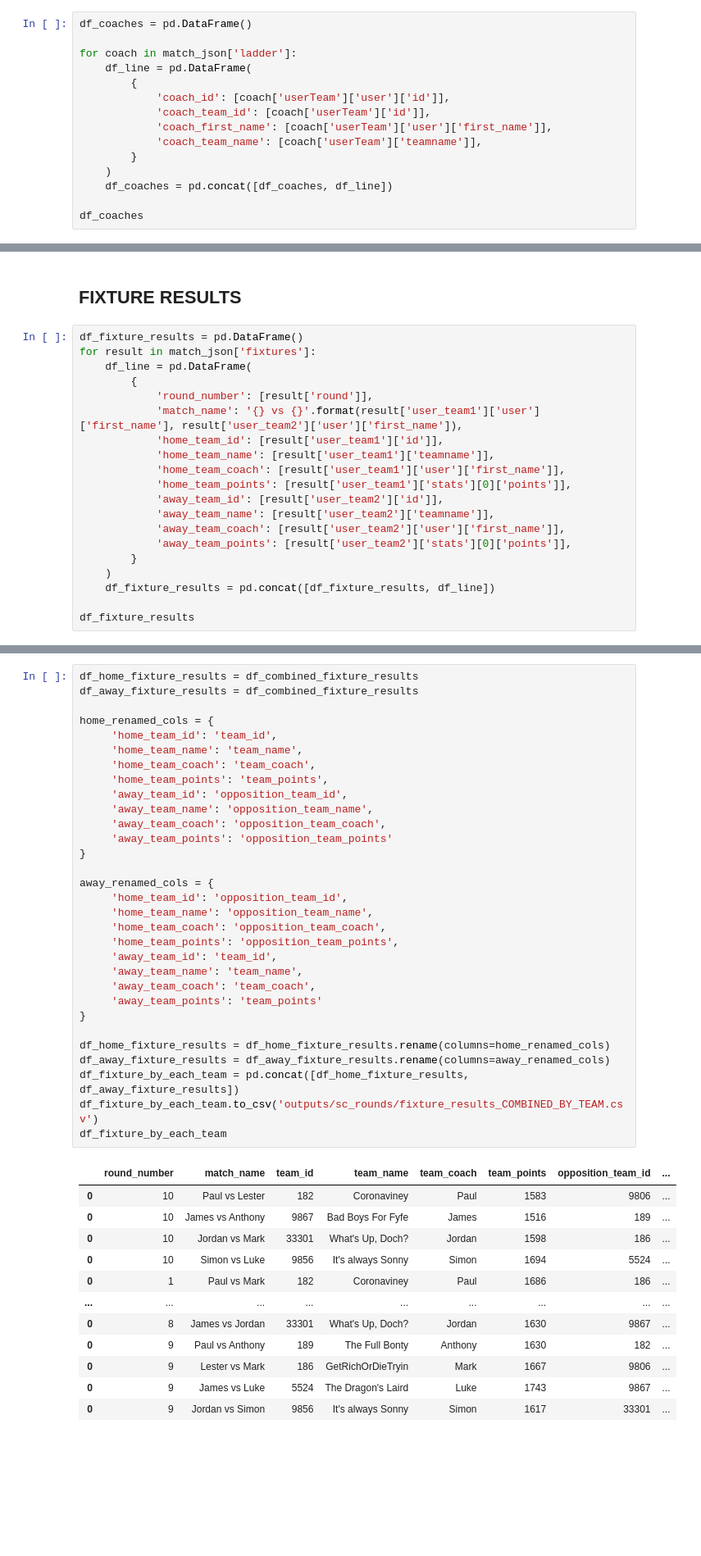
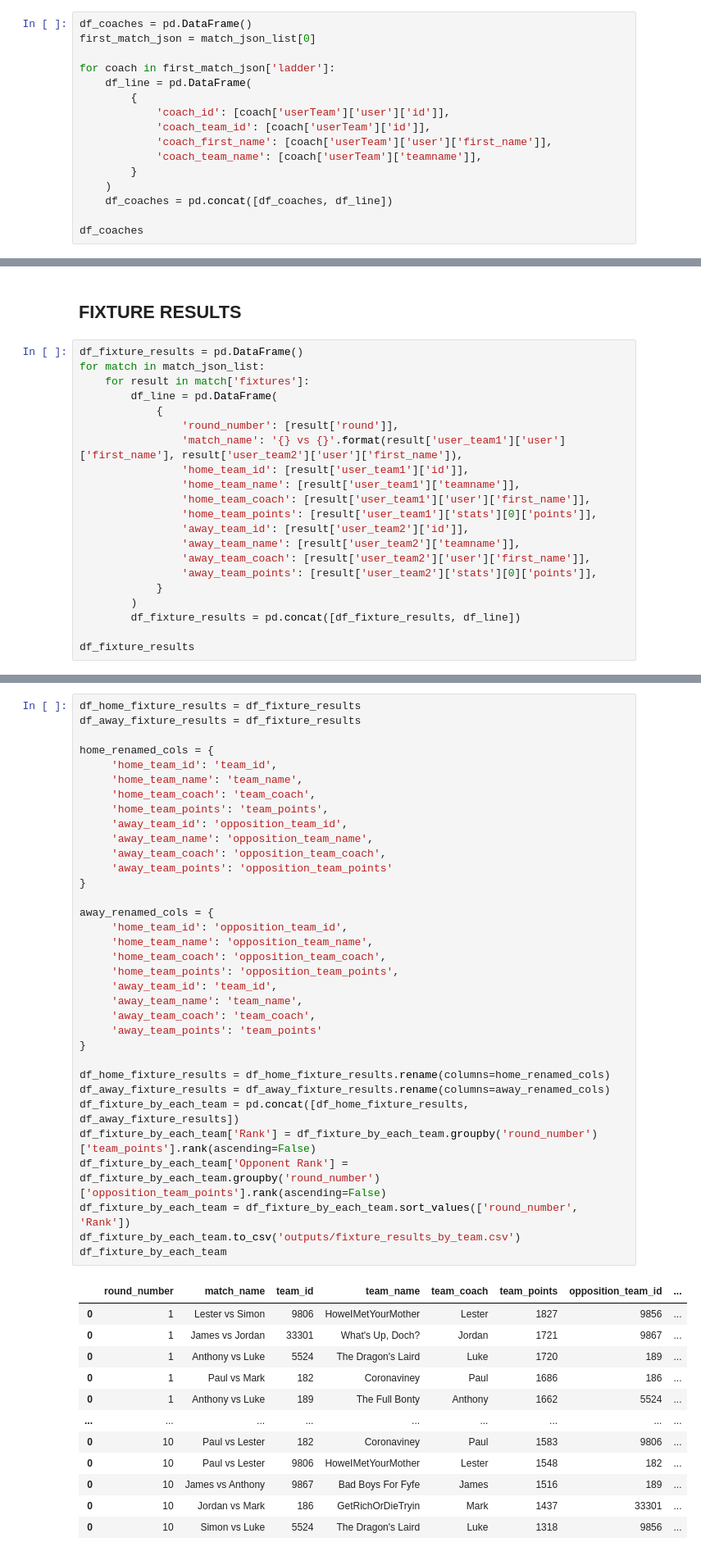
Before and after one commit to mark-richards/sc-player-data, a Jupyter notebook: scrape-sc.ipynb, the cells around one changed output, grey strips where cells are left out. Shown: that part at 82% size. Cells and saved outputs as stored; diff of their text form; blank space fills up the shorter version.

```diff
--- a/scrape-sc.ipynb
+++ b/scrape-sc.ipynb
@@ -88,8 +91,9 @@ match_json = json.loads(s.text)
 ## COACH IDs AND NAMES
 # %%
 df_coaches = pd.DataFrame()
+first_match_json = match_json_list[0]
 
-for coach in match_json['ladder']:
+for coach in first_match_json['ladder']:
     df_line = pd.DataFrame(
         {
             'coach_id': [coach['userTeam']['user']['id']],
@@ -243,22 +229,23 @@ df_ladder
 ## FIXTURE RESULTS
 # %%
 df_fixture_results = pd.DataFrame()
-for result in match_json['fixtures']:
-    df_line = pd.DataFrame(
-        {
-            'round_number': [result['round']],
-            'match_name': '{} vs {}'.format(result['user_team1']['user']['first_name'], result['user_team2']['user']['first_name']),
-            'home_team_id': [result['user_team1']['id']],
-            'home_team_name': [result['user_team1']['teamname']],
-            'home_team_coach': [result['user_team1']['user']['first_name']],
-            'home_team_points': [result['user_team1']['stats'][0]['points']],
-            'away_team_id': [result['user_team2']['id']],
-            'away_team_name': [result['user_team2']['teamname']],
-            'away_team_coach': [result['user_team2']['user']['first_name']],
-            'away_team_points': [result['user_team2']['stats'][0]['points']],
-        }
-    )
-    df_fixture_results = pd.concat([df_fixture_results, df_line])
+for match in match_json_list:
+    for result in match['fixtures']:
+        df_line = pd.DataFrame(
+            {
+                'round_number': [result['round']],
+                'match_name': '{} vs {}'.format(result['user_team1']['user']['first_name'], result['user_team2']['user']['first_name']),
+                'home_team_id': [result['user_team1']['id']],
+                'home_team_name': [result['user_team1']['teamname']],
+                'home_team_coach': [result['user_team1']['user']['first_name']],
+                'home_team_points': [result['user_team1']['stats'][0]['points']],
+                'away_team_id': [result['user_team2']['id']],
+                'away_team_name': [result['user_team2']['teamname']],
+                'away_team_coach': [result['user_team2']['user']['first_name']],
+                'away_team_points': [result['user_team2']['stats'][0]['points']],
+            }
+        )
+        df_fixture_results = pd.concat([df_fixture_results, df_line])
 
 df_fixture_results
 # %% [output]
@@ -297,44 +274,47 @@ df_combined_fixture_results
 # %%
-df_home_fixture_results = df_combined_fixture_results
-df_away_fixture_results = df_combined_fixture_results
+df_home_fixture_results = df_fixture_results
+df_away_fixture_results = df_fixture_results
 
 home_renamed_cols = {
      'home_team_id': 'team_id',
      'home_team_name': 'team_name',
      'home_team_coach': 'team_coach',
      'home_team_points': 'team_points',
      'away_team_id': 'opposition_team_id',
      'away_team_name': 'opposition_team_name',
      'away_team_coach': 'opposition_team_coach',
      'away_team_points': 'opposition_team_points'
 }
 
 away_renamed_cols = {
      'home_team_id': 'opposition_team_id',
      'home_team_name': 'opposition_team_name',
      'home_team_coach': 'opposition_team_coach',
      'home_team_points': 'opposition_team_points',
      'away_team_id': 'team_id',
      'away_team_name': 'team_name',
      'away_team_coach': 'team_coach',
      'away_team_points': 'team_points'
 }
 
 df_home_fixture_results = df_home_fixture_results.rename(columns=home_renamed_cols)
 df_away_fixture_results = df_away_fixture_results.rename(columns=away_renamed_cols)
 df_fixture_by_each_team = pd.concat([df_home_fixture_results, df_away_fixture_results])
-df_fixture_by_each_team.to_csv('outputs/sc_rounds/fixture_results_COMBINED_BY_TEAM.csv')
+df_fixture_by_each_team['Rank'] = df_fixture_by_each_team.groupby('round_number')['team_points'].rank(ascending=False)
+df_fixture_by_each_team['Opponent Rank'] = df_fixture_by_each_team.groupby('round_number')['opposition_team_points'].rank(ascending=False)
+df_fixture_by_each_team = df_fixture_by_each_team.sort_values(['round_number', 'Rank'])
+df_fixture_by_each_team.to_csv('outputs/fixture_results_by_team.csv')
 df_fixture_by_each_team
 # %% [output]
 |  | round_number | match_name | team_id | team_name | team_coach | team_points | opposition_team_id | ... |
+| 0 | 1 | Lester vs Simon | 9806 | HoweIMetYourMother | Lester | 1827 | 9856 | ... |
+| 0 | 1 | James vs Jordan | 33301 | What's Up, Doch? | Jordan | 1721 | 9867 | ... |
+| 0 | 1 | Anthony vs Luke | 5524 | The Dragon's Laird | Luke | 1720 | 189 | ... |
+| 0 | 1 | Paul vs Mark | 182 | Coronaviney | Paul | 1686 | 186 | ... |
+| 0 | 1 | Anthony vs Luke | 189 | The Full Bonty | Anthony | 1662 | 5524 | ... |
+| ... | ... | ... | ... | ... | ... | ... | ... | ... |
 | 0 | 10 | Paul vs Lester | 182 | Coronaviney | Paul | 1583 | 9806 | ... |
+| 0 | 10 | Paul vs Lester | 9806 | HoweIMetYourMother | Lester | 1548 | 182 | ... |
 | 0 | 10 | James vs Anthony | 9867 | Bad Boys For Fyfe | James | 1516 | 189 | ... |
-| 0 | 10 | Jordan vs Mark | 33301 | What's Up, Doch? | Jordan | 1598 | 186 | ... |
-| 0 | 10 | Simon vs Luke | 9856 | It's always Sonny | Simon | 1694 | 5524 | ... |
-| 0 | 1 | Paul vs Mark | 182 | Coronaviney | Paul | 1686 | 186 | ... |
-| ... | ... | ... | ... | ... | ... | ... | ... | ... |
-| 0 | 8 | James vs Jordan | 33301 | What's Up, Doch? | Jordan | 1630 | 9867 | ... |
-| 0 | 9 | Paul vs Anthony | 189 | The Full Bonty | Anthony | 1630 | 182 | ... |
-| 0 | 9 | Lester vs Mark | 186 | GetRichOrDieTryin | Mark | 1667 | 9806 | ... |
-| 0 | 9 | James vs Luke | 5524 | The Dragon's Laird | Luke | 1743 | 9867 | ... |
-| 0 | 9 | Jordan vs Simon | 9856 | It's always Sonny | Simon | 1617 | 33301 | ... |
+| 0 | 10 | Jordan vs Mark | 186 | GetRichOrDieTryin | Mark | 1437 | 33301 | ... |
+| 0 | 10 | Simon vs Luke | 5524 | The Dragon's Laird | Luke | 1318 | 9856 | ... |
```
Also changed, not shown: parts of 27 cells of this notebook, 35 other files.
